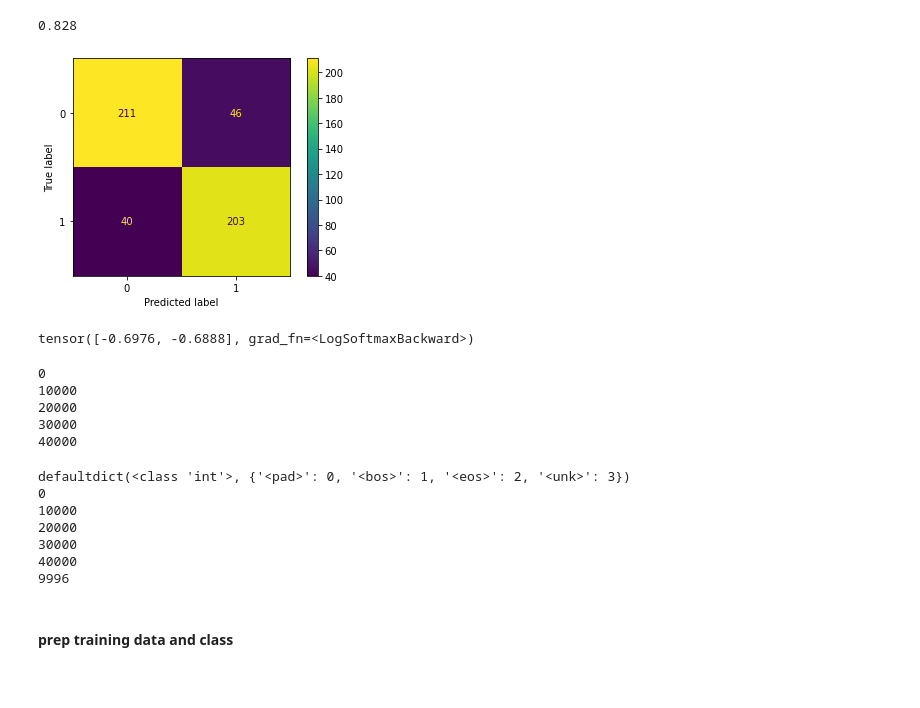
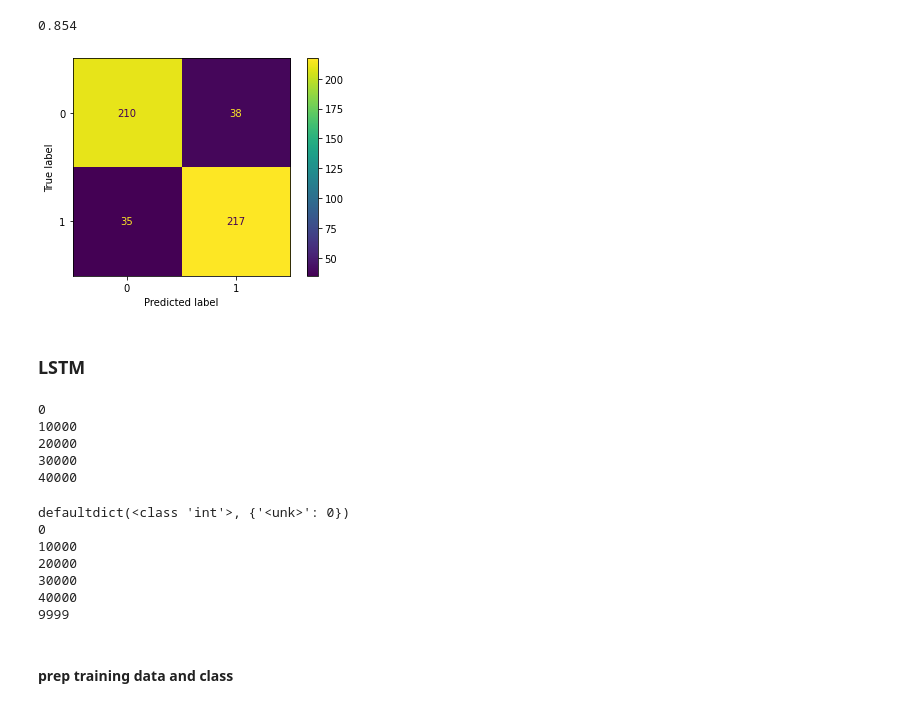
Before and after one commit to Jarani1/imdb-classification, a Jupyter notebook: review_predict.ipynb, the cells around one changed output. Drawn from its saved outputs; the diff is of its cells as text; code cells hidden in the pictures.

```diff
--- a/review_predict.ipynb
+++ b/review_predict.ipynb
@@ -152,8 +133,10 @@ def prep_train(data):
         train.append(sents)
     return train
 # %%
-train_mini = prep_train(clean_mini)
-sent_mini = np.array(df["sentiment"][:25000], dtype=np.int64)
+#not mini anymore
+
+train_mini = prep_train(clean)
+sent_mini = np.array(df["sentiment"], dtype=np.int64)
 # %%
 class lstm_vectorizer(nn.Module):
 
@@ -181,14 +164,16 @@ class lstm_vectorizer(nn.Module):
         return torch.mean(lstm_out.squeeze(1), axis=0) # torch.mean(hidden, axis=0)
 # %%
 class MLP(nn.Module):
-    def __init__(self, embdim = 512, hidden_unit = 100, output_dim = 2):
+    def __init__(self, embdim = 512, hidden_unit = 128, output_dim = 2):
         super().__init__()
-        self.hidden = nn.Linear(10 * embdim, hidden_unit)
+        self.hidden = nn.Linear(15 * embdim, hidden_unit) #hidden_unit
+        self.activate = nn.ReLU()
         self.output = nn.Linear(hidden_unit, output_dim)
 
     def forward(self, features):
         hn = self.hidden(features)
-        out = self.output(hn)
+        act = self.activate(hn)
+        out = self.output(act)
 
         return out
 # %%
@@ -201,8 +186,8 @@ class net(nn.Module):
     def forward(self, review):
         #need 10 outputs concat
         lstm_vector = [self.lstm.forward(sent.to("cuda")) for sent in review]
-        lstm_vector.extend([torch.FloatTensor(512 *[0]).to("cuda")] * (10 - len(lstm_vector))) # padding
-        lstm_vector = lstm_vector
+        #print(lstm_vector[0].shape)
+        lstm_vector.extend([torch.FloatTensor(512 *[0]).to("cuda")] * (15 - len(lstm_vector))) # padding
         input_mlp = torch.cat(lstm_vector).to("cuda")
         input_mlp = input_mlp.to("cuda")
         output_mlp = self.mlp.forward(input_mlp)
@@ -238,8 +223,8 @@ def train_net(model, revs, sents):
             loss = loss_function(m(forward.unsqueeze(0)), target)
             loss.backward()
             optimizer.step()
-            if i % 100 == 0:
-                p+=1
+            if i % 500 == 0:
+                p+=10
                 print("loss:", loss.item())
                 print(p,"% ...")
 # %%
@@ -266,26 +254,19 @@ loss: 1.0213258266448975
 # %%
-
 preds = list()
-for rev in train_mini[12000:12500]:
+#sample from two different
+for rev in train_mini[-500:]:
     with torch.no_grad():
         scores = net(rev)
         probs = torch.exp(scores)
         preds.append(torch.argmax(probs.unsqueeze(0), dim=1)[0].item())
 
-golds = sent_mini[12000:12500]
+golds = sent_mini[-500:]
 golds = golds.astype(int)
 accuracy_score(golds, preds)
 cm = confusion_matrix(golds, preds)
 disp = ConfusionMatrixDisplay(confusion_matrix=cm, display_labels=[0,1])
 disp.plot()
 accuracy_score(golds, preds)
 # %% [output]
-0.828
+0.854
-[figure, old version]
+[figure, new version]
-# %%
-
-out = net.forward(train_mini[0])
-m = nn.LogSoftmax(dim=0)
-m(out)
-# %% [output]
-tensor([-0.6976, -0.6888], grad_fn=<LogSoftmaxBackward>)
@@ -299,3 +273,5 @@ for i, row in df.iterrows():
+# %% [markdown]
+### LSTM
 # %%
 #some cleaning
 
@@ -317,16 +293,13 @@ for i, row in df.iterrows():
 # %%
 def make_vocab(df, max_size = 10000):
     vocab = defaultdict(int)
-    vocab["<pad>"] = 0
-    vocab["<bos>"] = 1
-    vocab["<eos>"] = 2
-    vocab["<unk>"] = 3
+    vocab["<unk>"] = 0
     print(vocab)
     # do counter
     #get most common
     #put in dict.
     all_words = list()
-    word_id = 4
+    word_id = 1
     for i, row in df.iterrows():
         if i % 10000 == 0:
             print(i)
@@ -335,17 +308,17 @@ def make_vocab(df, max_size = 10000):
     freq = Counter(all_words)
     words = freq.most_common(max_size - len(vocab))
     print(len(words))
-    word_id = 4
+    word_id = 1
     for word,freq in words:
         vocab[word] += word_id
         word_id += 1
     return vocab
 vocab = make_vocab(df)
 # %% [output]
-defaultdict(<class 'int'>, {'<pad>': 0, '<bos>': 1, '<eos>': 2, '<unk>': 3})
+defaultdict(<class 'int'>, {'<unk>': 0})
 0
 10000
 20000
 30000
 40000
-9996
+9999
```
Also changed, not shown: parts of 45 cells of this notebook.
